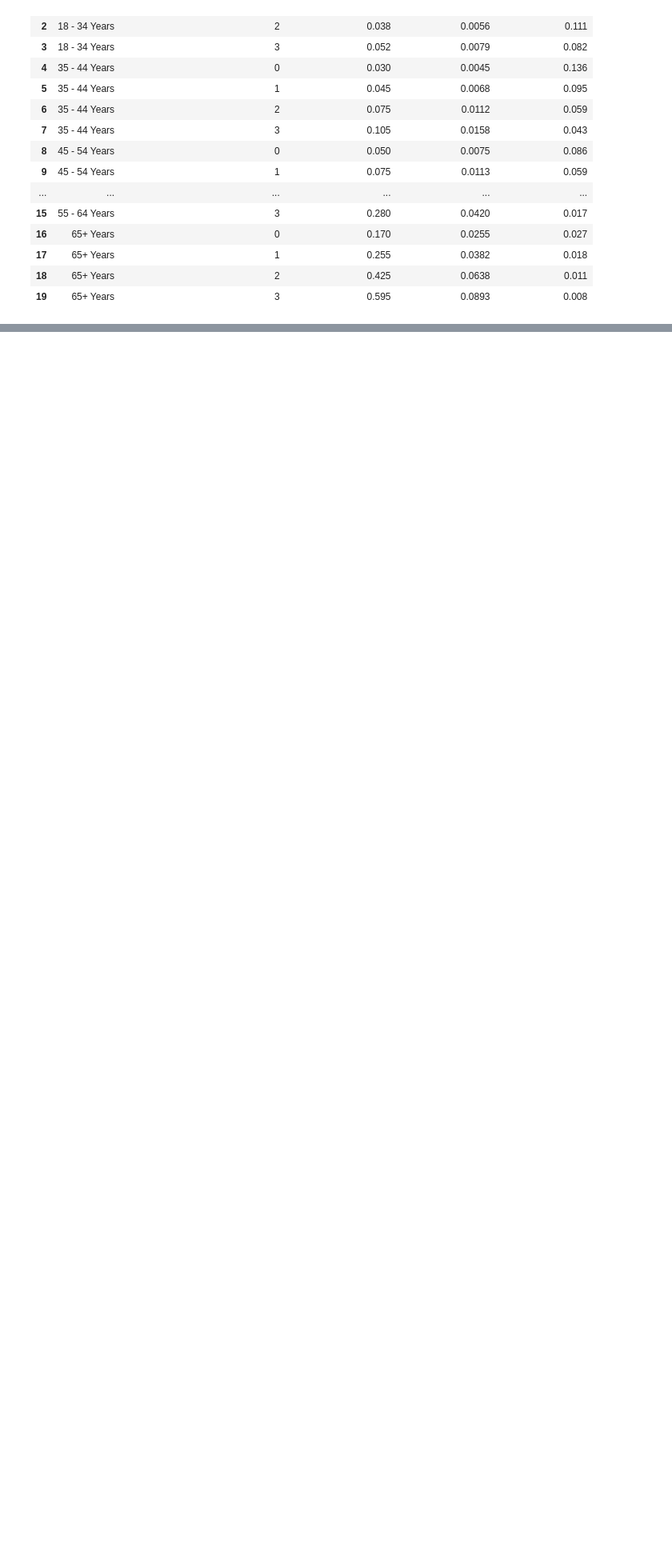
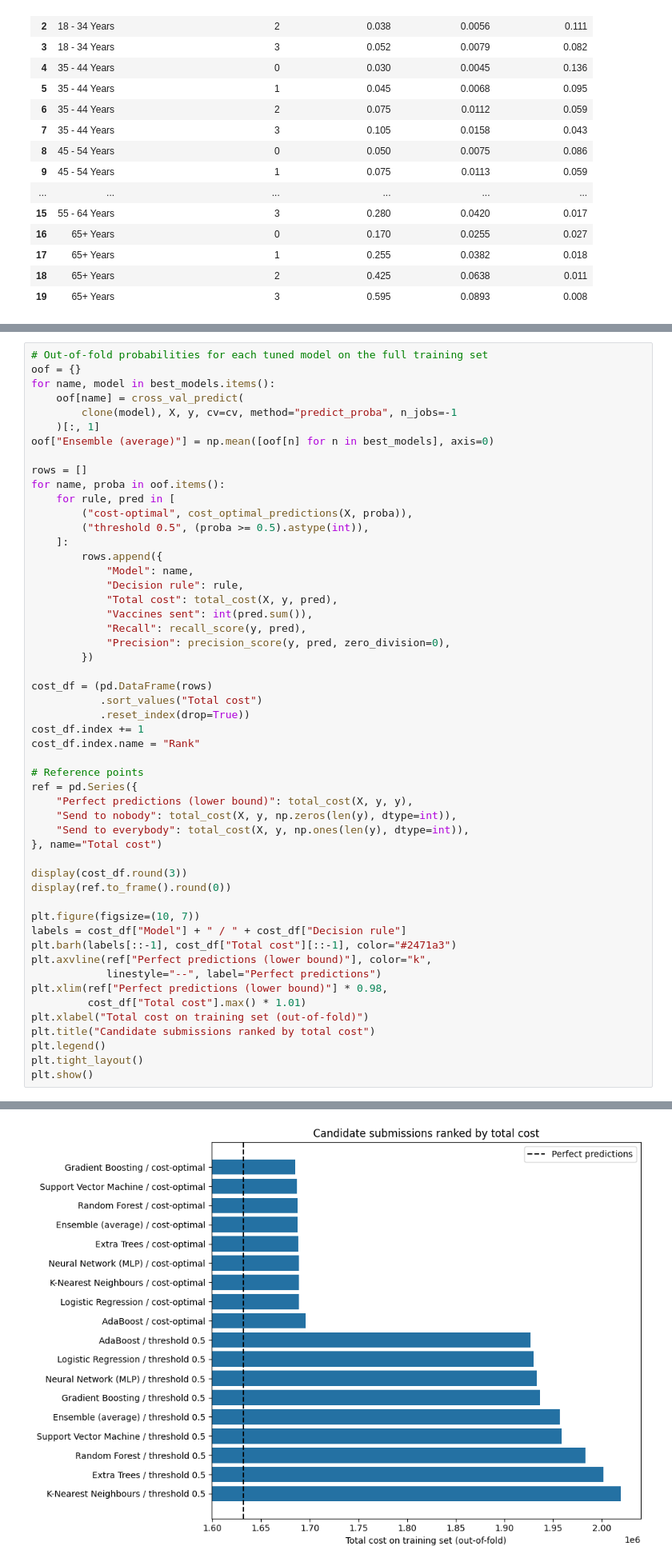
Before and after one commit to UH-HACKATHON-TEAMN/Hackathon-Town-C, a Jupyter notebook: lokesh.ipynb, the cells around one changed output, grey strips where cells are left out. Shown at 80% size. Saved outputs shown, nothing was run; the diff lists cells and outputs as text; blank space fills up the shorter version.

```diff
--- a/lokesh.ipynb
+++ b/lokesh.ipynb
@@ -677,0 +680,53 @@ display(groups)
+# %%
+# Out-of-fold probabilities for each tuned model on the full training set
+oof = {}
+for name, model in best_models.items():
+    oof[name] = cross_val_predict(
+        clone(model), X, y, cv=cv, method="predict_proba", n_jobs=-1
+    )[:, 1]
+oof["Ensemble (average)"] = np.mean([oof[n] for n in best_models], axis=0)
+
+rows = []
+for name, proba in oof.items():
+    for rule, pred in [
+        ("cost-optimal", cost_optimal_predictions(X, proba)),
+        ("threshold 0.5", (proba >= 0.5).astype(int)),
+    ]:
+        rows.append({
+            "Model": name,
+            "Decision rule": rule,
+            "Total cost": total_cost(X, y, pred),
+            "Vaccines sent": int(pred.sum()),
+            "Recall": recall_score(y, pred),
+            "Precision": precision_score(y, pred, zero_division=0),
+        })
+
+cost_df = (pd.DataFrame(rows)
+           .sort_values("Total cost")
+           .reset_index(drop=True))
+cost_df.index += 1
+cost_df.index.name = "Rank"
+
+# Reference points
+ref = pd.Series({
+    "Perfect predictions (lower bound)": total_cost(X, y, y),
+    "Send to nobody": total_cost(X, y, np.zeros(len(y), dtype=int)),
+    "Send to everybody": total_cost(X, y, np.ones(len(y), dtype=int)),
+}, name="Total cost")
+
+display(cost_df.round(3))
+display(ref.to_frame().round(0))
+
+plt.figure(figsize=(10, 7))
+labels = cost_df["Model"] + " / " + cost_df["Decision rule"]
+plt.barh(labels[::-1], cost_df["Total cost"][::-1], color="#2471a3")
+plt.axvline(ref["Perfect predictions (lower bound)"], color="k",
+            linestyle="--", label="Perfect predictions")
+plt.xlim(ref["Perfect predictions (lower bound)"] * 0.98,
+         cost_df["Total cost"].max() * 1.01)
+plt.xlabel("Total cost on training set (out-of-fold)")
+plt.title("Candidate submissions ranked by total cost")
+plt.legend()
+plt.tight_layout()
+plt.show()
+# %% [output]
@@ -677,0 +755 @@ display(groups)
+[figure, added]
```
Also changed, not shown: parts of 2 cells of this notebook.
